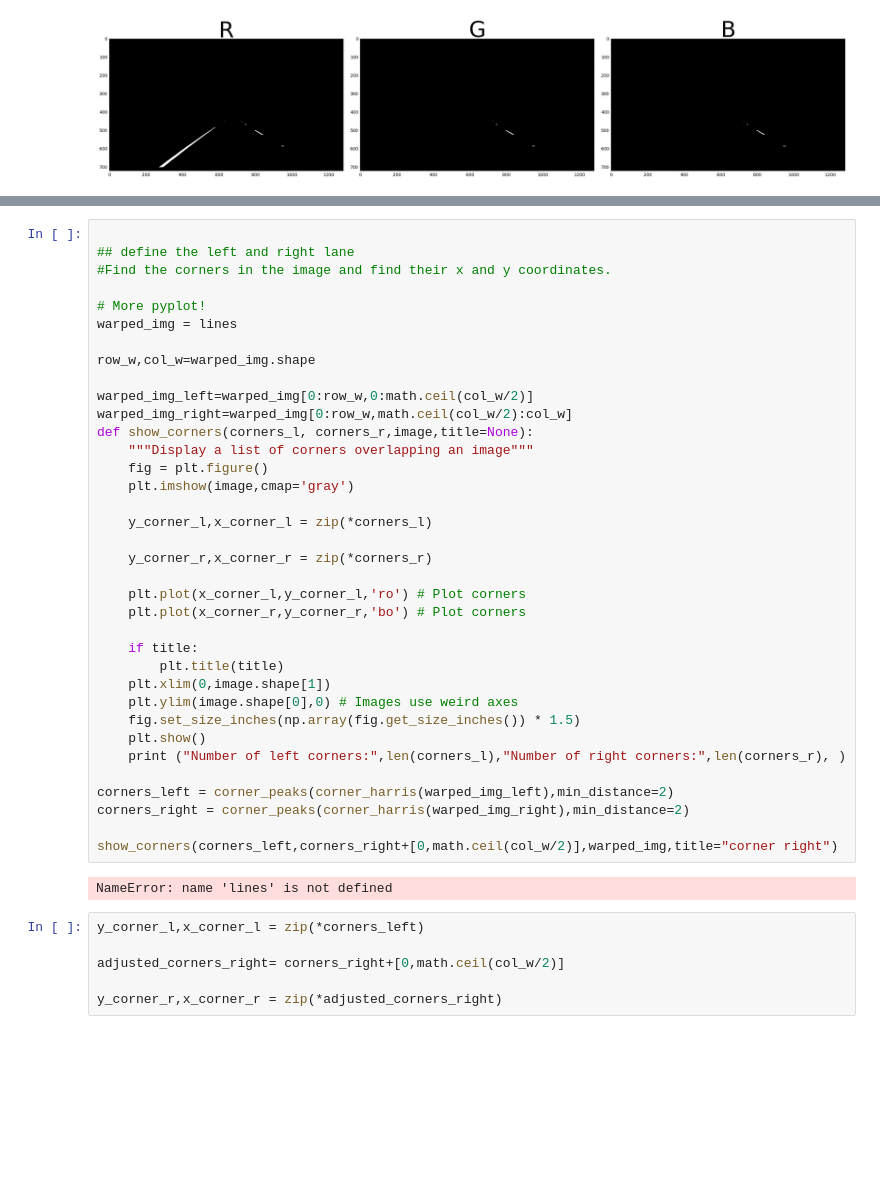
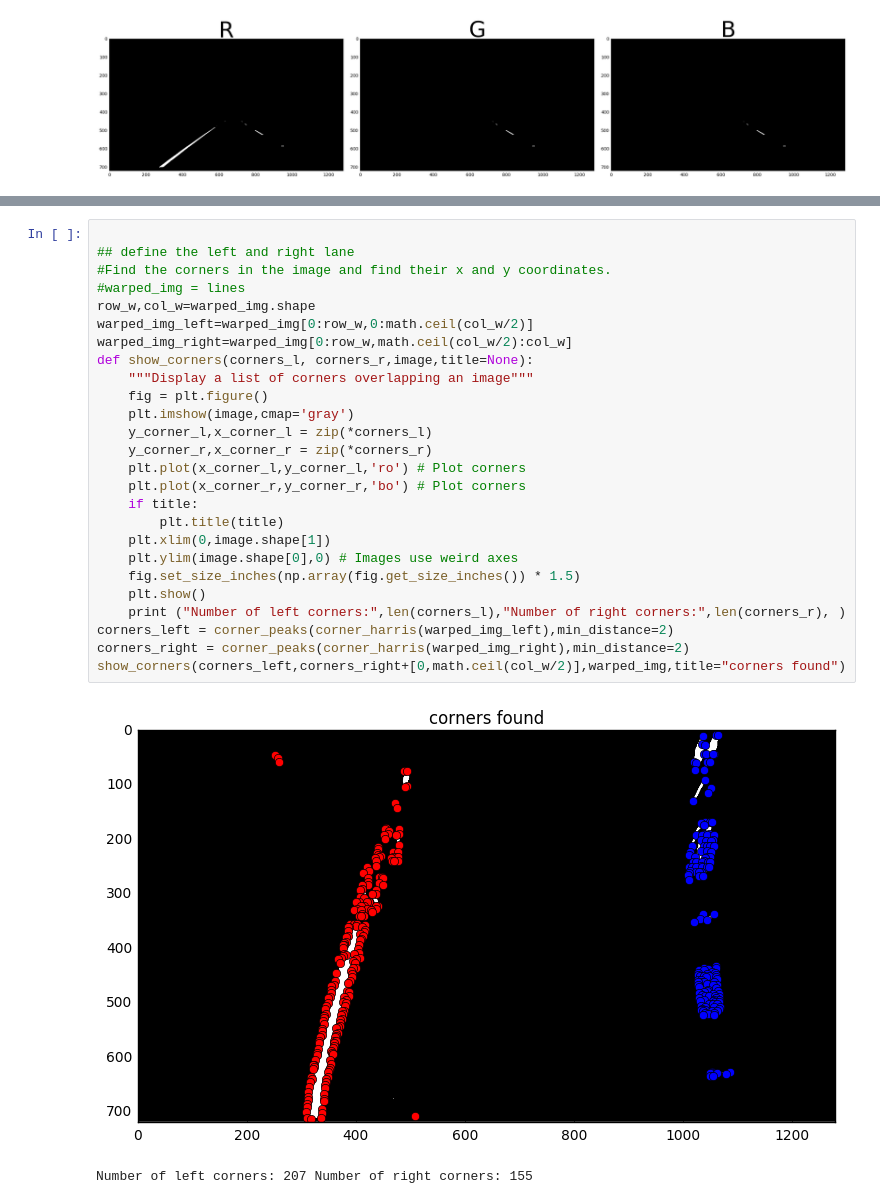
Before and after one commit to AloshkaD/SDC_advanced_lane_p4, a Jupyter notebook: README.ipynb, the cells around one changed output, grey strips where cells are left out. Drawn from its saved outputs; the diff is of its cells as text; blank space fills up the shorter version.

```diff
--- a/README.ipynb
+++ b/README.ipynb
@@ -524,44 +463,29 @@ plt.imshow(lines, cmap='gray')
 # %%
 
 ## define the left and right lane
 #Find the corners in the image and find their x and y coordinates.
-
-# More pyplot!
-warped_img = lines
-
+#warped_img = lines
 row_w,col_w=warped_img.shape
-
 warped_img_left=warped_img[0:row_w,0:math.ceil(col_w/2)]
 warped_img_right=warped_img[0:row_w,math.ceil(col_w/2):col_w]
 def show_corners(corners_l, corners_r,image,title=None):
     """Display a list of corners overlapping an image"""
     fig = plt.figure()
     plt.imshow(image,cmap='gray')
-
     y_corner_l,x_corner_l = zip(*corners_l)
-
     y_corner_r,x_corner_r = zip(*corners_r)
-
     plt.plot(x_corner_l,y_corner_l,'ro') # Plot corners
     plt.plot(x_corner_r,y_corner_r,'bo') # Plot corners
-
     if title:
         plt.title(title)
     plt.xlim(0,image.shape[1])
     plt.ylim(image.shape[0],0) # Images use weird axes
     fig.set_size_inches(np.array(fig.get_size_inches()) * 1.5)
     plt.show()
     print ("Number of left corners:",len(corners_l),"Number of right corners:",len(corners_r), )
-
 corners_left = corner_peaks(corner_harris(warped_img_left),min_distance=2)
 corners_right = corner_peaks(corner_harris(warped_img_right),min_distance=2)
-
-show_corners(corners_left,corners_right+[0,math.ceil(col_w/2)],warped_img,title="corner right")
+show_corners(corners_left,corners_right+[0,math.ceil(col_w/2)],warped_img,title="corners found")
 # %% [output]
+[figure, added]
-NameError: name 'lines' is not defined
+Number of left corners: 207 Number of right corners: 155
-# %%
-y_corner_l,x_corner_l = zip(*corners_left)
-
-adjusted_corners_right= corners_right+[0,math.ceil(col_w/2)]
-
-y_corner_r,x_corner_r = zip(*adjusted_corners_right)
```
Also changed, not shown: parts of 31 cells of this notebook, 22 other files.
